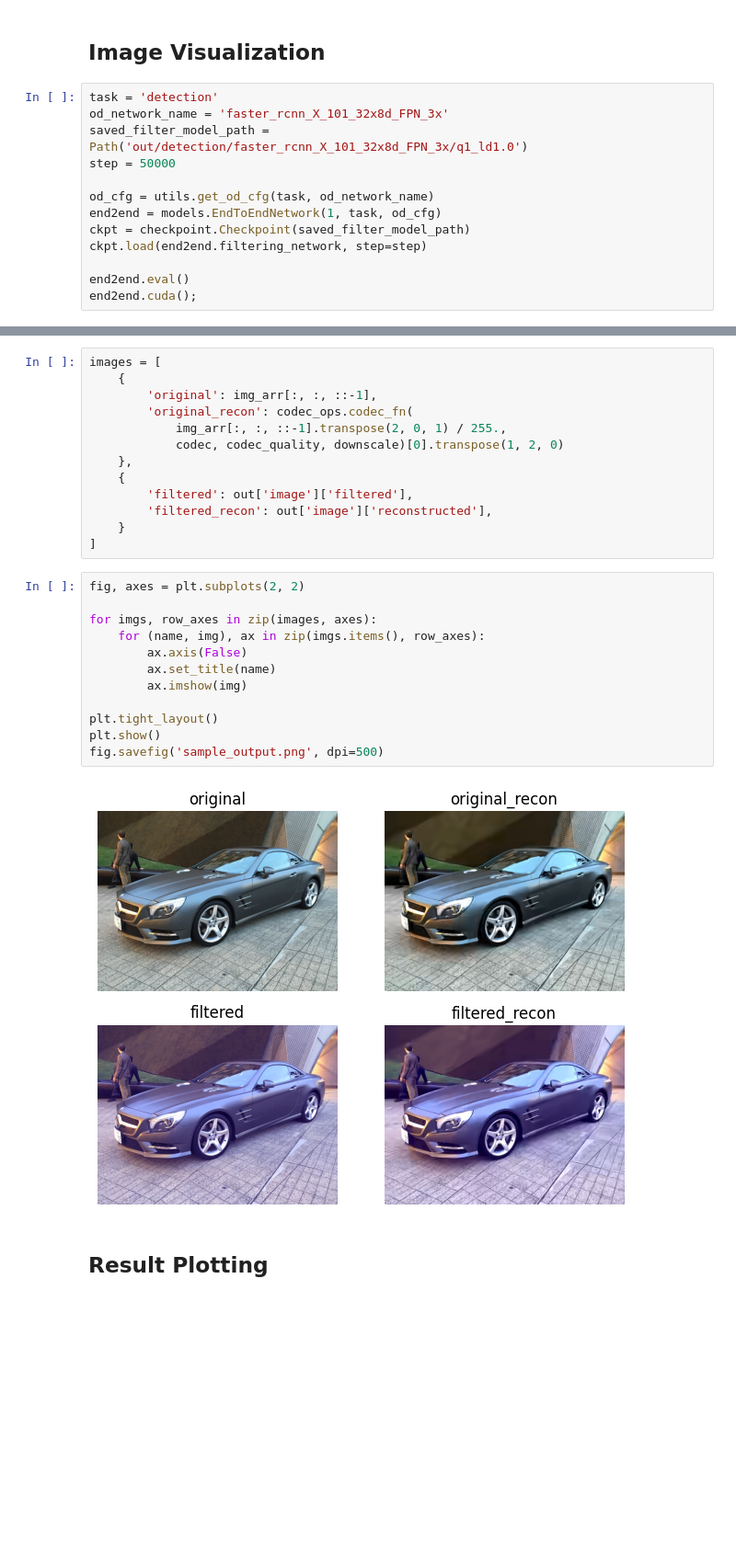
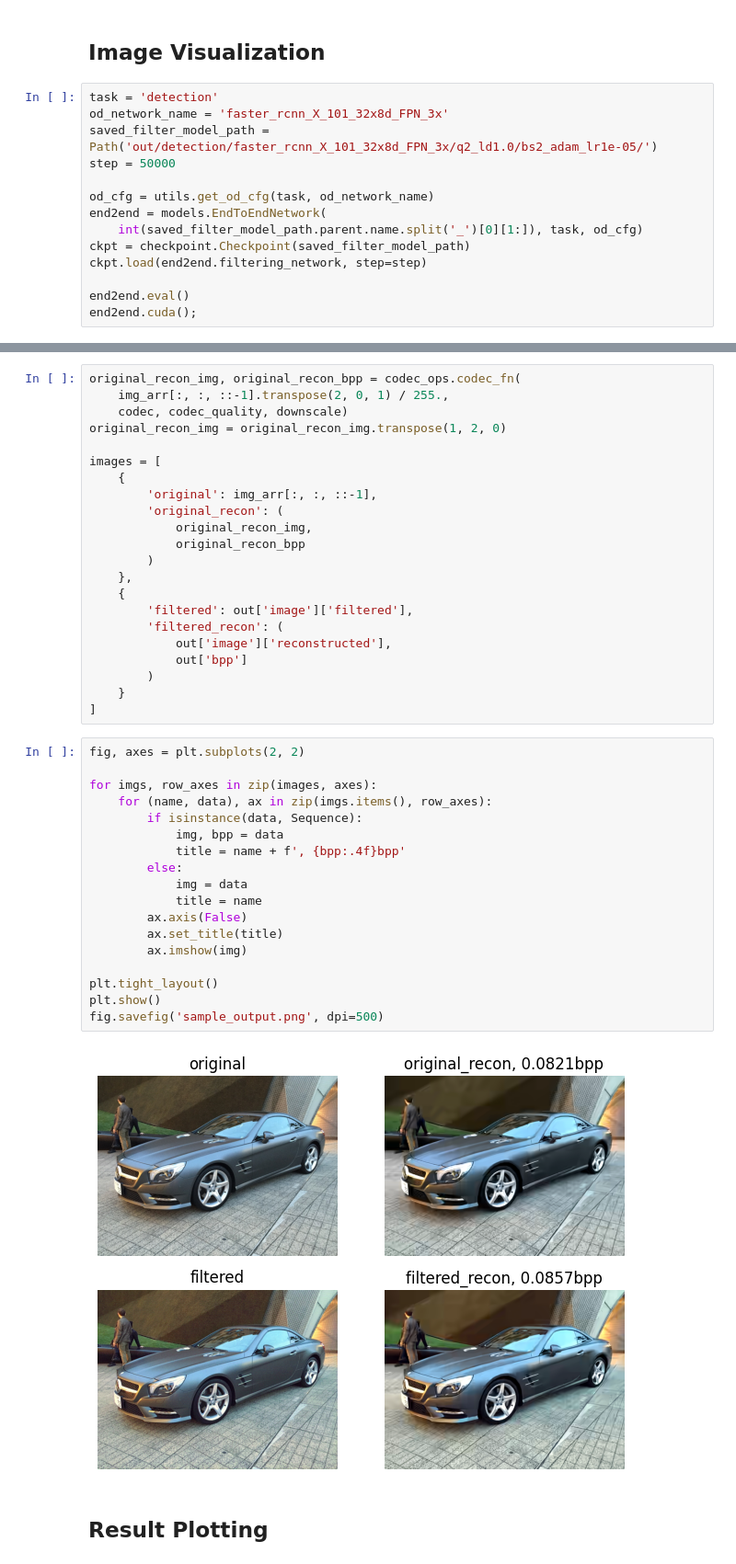
Before and after one commit to seongmoon729/surrogate_v2, a Jupyter notebook: visualization.ipynb, the cells around one changed output, grey strips where cells are left out. Shown at 92% size. Drawn from its saved outputs; the diff is of its cells as text; blank space fills up the shorter version.

Commit message:
update result plot

```diff
--- a/visualization.ipynb
+++ b/visualization.ipynb
@@ -30,11 +31,12 @@ import checkpoint
 # %%
 task = 'detection'
 od_network_name = 'faster_rcnn_X_101_32x8d_FPN_3x'
-saved_filter_model_path = Path('out/detection/faster_rcnn_X_101_32x8d_FPN_3x/q1_ld1.0')
+saved_filter_model_path = Path('out/detection/faster_rcnn_X_101_32x8d_FPN_3x/q2_ld1.0/bs2_adam_lr1e-05/')
 step = 50000
 
 od_cfg = utils.get_od_cfg(task, od_network_name)
-end2end = models.EndToEndNetwork(1, task, od_cfg)
+end2end = models.EndToEndNetwork(
+    int(saved_filter_model_path.parent.name.split('_')[0][1:]), task, od_cfg)
 ckpt = checkpoint.Checkpoint(saved_filter_model_path)
 ckpt.load(end2end.filtering_network, step=step)
 
@@ -52,29 +56,44 @@ out = end2end(img_arr, codec, codec_quality, downscale, eval_filtering=True)
 # %%
+original_recon_img, original_recon_bpp = codec_ops.codec_fn(
+    img_arr[:, :, ::-1].transpose(2, 0, 1) / 255.,
+    codec, codec_quality, downscale)
+original_recon_img = original_recon_img.transpose(1, 2, 0)
+
 images = [
     {
         'original': img_arr[:, :, ::-1],
-        'original_recon': codec_ops.codec_fn(
-            img_arr[:, :, ::-1].transpose(2, 0, 1) / 255.,
-            codec, codec_quality, downscale)[0].transpose(1, 2, 0)
+        'original_recon': (
+            original_recon_img,
+            original_recon_bpp
+        )
     },
     {
         'filtered': out['image']['filtered'],
-        'filtered_recon': out['image']['reconstructed'],
+        'filtered_recon': (
+            out['image']['reconstructed'],
+            out['bpp']
+        )
     }
 ]
 # %%
 fig, axes = plt.subplots(2, 2)
 
 for imgs, row_axes in zip(images, axes):
-    for (name, img), ax in zip(imgs.items(), row_axes):
+    for (name, data), ax in zip(imgs.items(), row_axes):
+        if isinstance(data, Sequence):
+            img, bpp = data
+            title = name + f', {bpp:.4f}bpp'
+        else:
+            img = data
+            title = name
         ax.axis(False)
-        ax.set_title(name)
+        ax.set_title(title)
         ax.imshow(img)
 
 plt.tight_layout()
 plt.show()
 fig.savefig('sample_output.png', dpi=500)
 # %% [output]
-[figure, old version]
+[figure, new version]
 # %% [markdown]
 ## Result Plotting
```
Also changed, not shown: parts of 5 cells of this notebook.
